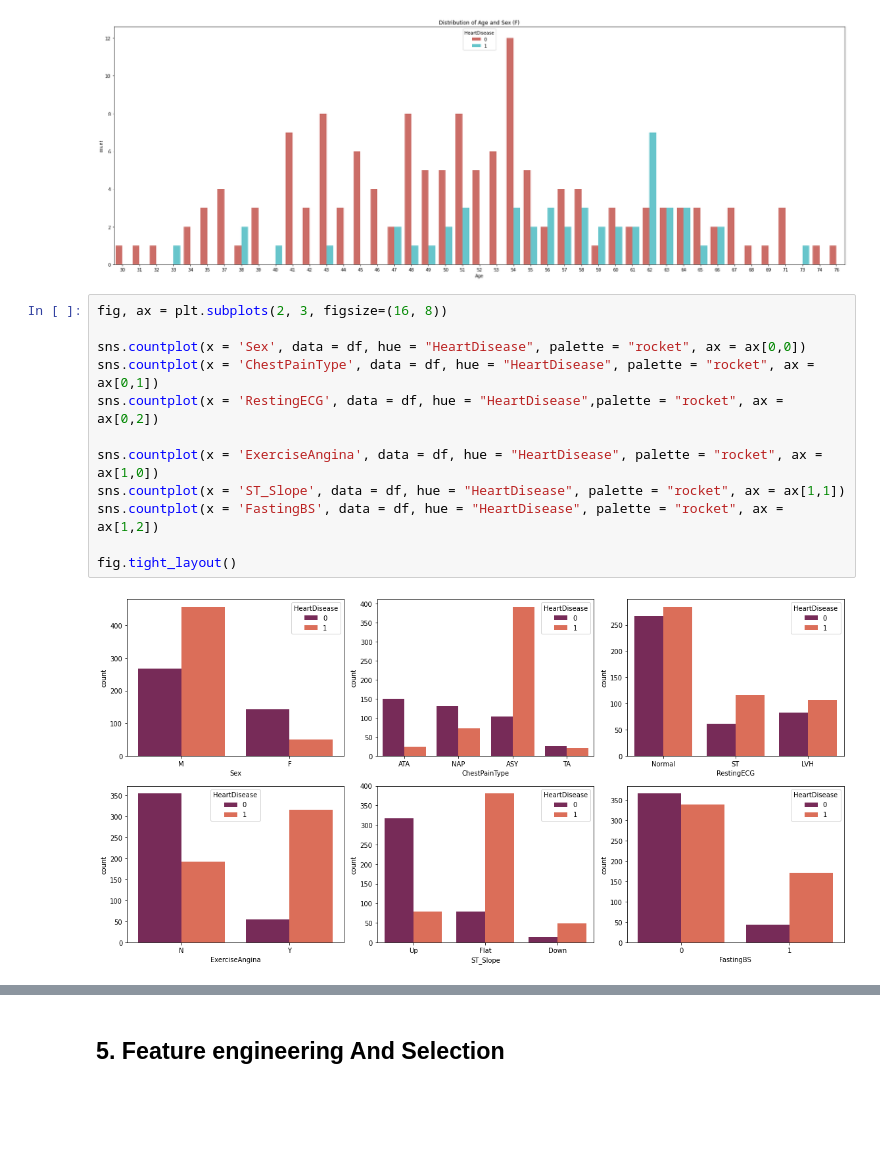
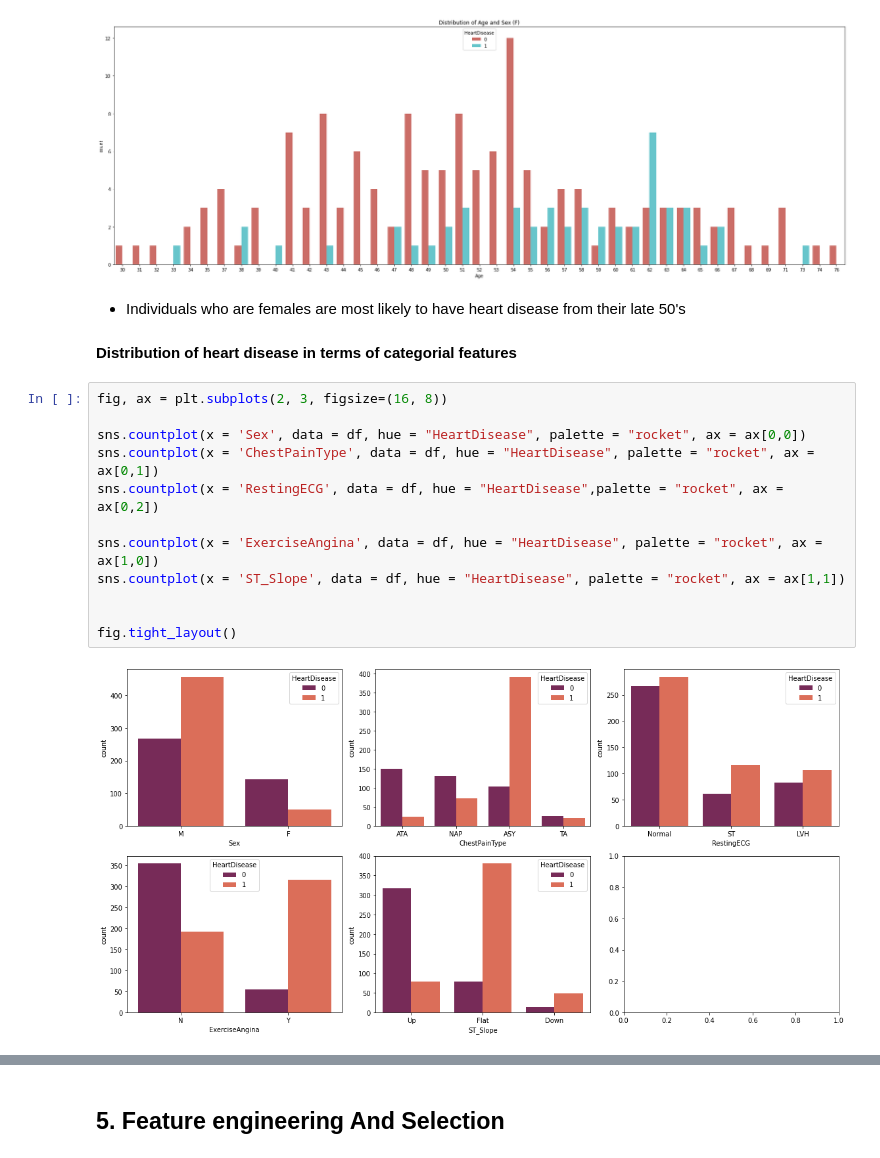
Before and after one commit to Nokulunga77/Heart-Failure-kaggle, a Jupyter notebook: Heart_Failure.ipynb, the cells around one changed output, grey strips where cells are left out. Drawn from its saved outputs; the diff is of its cells as text; blank space fills up the shorter version.

```diff
--- a/Heart_Failure.ipynb
+++ b/Heart_Failure.ipynb
@@ -237,17 +240,21 @@ rcParams['figure.figsize'] = 30,10
 plt.title("Distribution of Age and Sex (F)");
 # %% [output]
 [figure]
+# %% [markdown]
+- Individuals who are females are most likely to have heart disease from their late 50's
+# %% [markdown]
+**Distribution of heart disease in terms of categorial features**
 # %%
 fig, ax = plt.subplots(2, 3, figsize=(16, 8))
 
 sns.countplot(x = 'Sex', data = df, hue = "HeartDisease", palette = "rocket", ax = ax[0,0])
 sns.countplot(x = 'ChestPainType', data = df, hue = "HeartDisease", palette = "rocket", ax = ax[0,1])
 sns.countplot(x = 'RestingECG', data = df, hue = "HeartDisease",palette = "rocket", ax = ax[0,2])
 
 sns.countplot(x = 'ExerciseAngina', data = df, hue = "HeartDisease", palette = "rocket", ax = ax[1,0])
 sns.countplot(x = 'ST_Slope', data = df, hue = "HeartDisease", palette = "rocket", ax = ax[1,1])
-sns.countplot(x = 'FastingBS', data = df, hue = "HeartDisease", palette = "rocket", ax = ax[1,2])
+
 
 fig.tight_layout()
 # %% [output]
-[figure, old version]
+[figure, new version]
```
Also changed, not shown: parts of 12 cells of this notebook.
